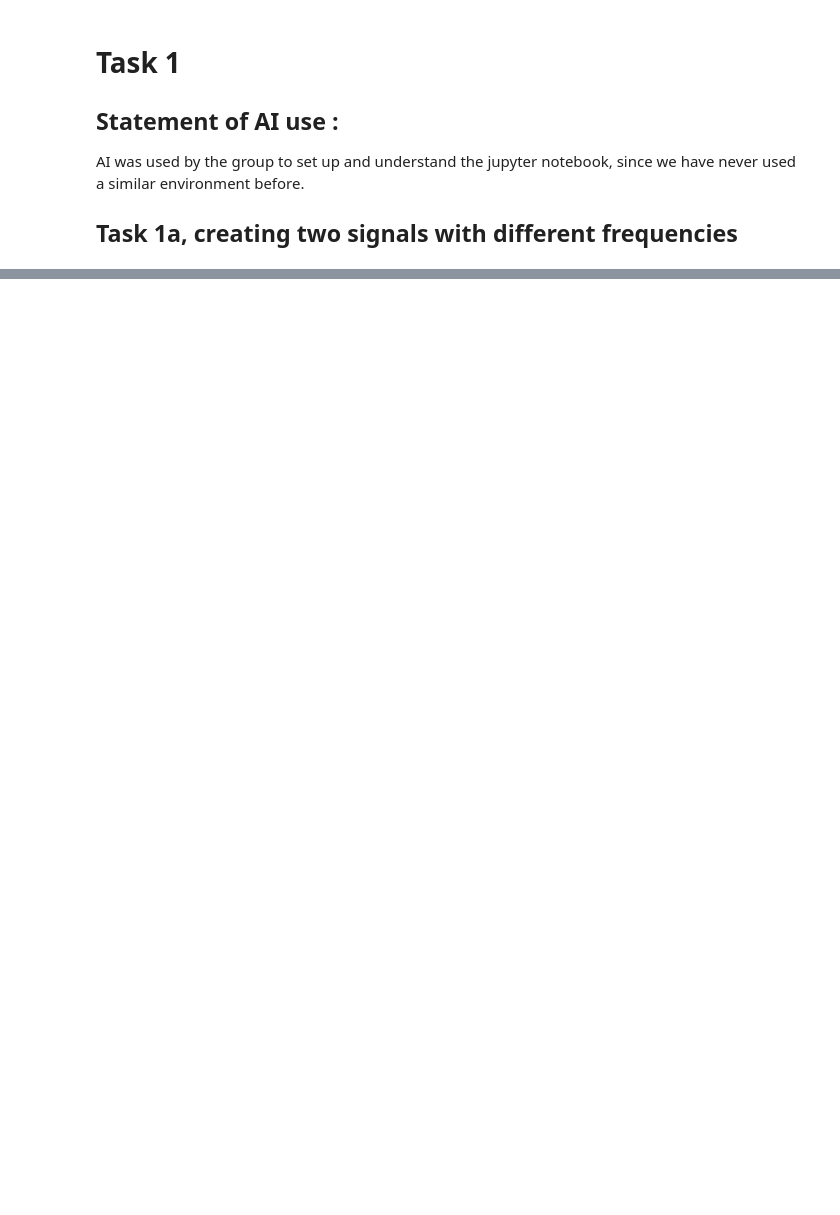
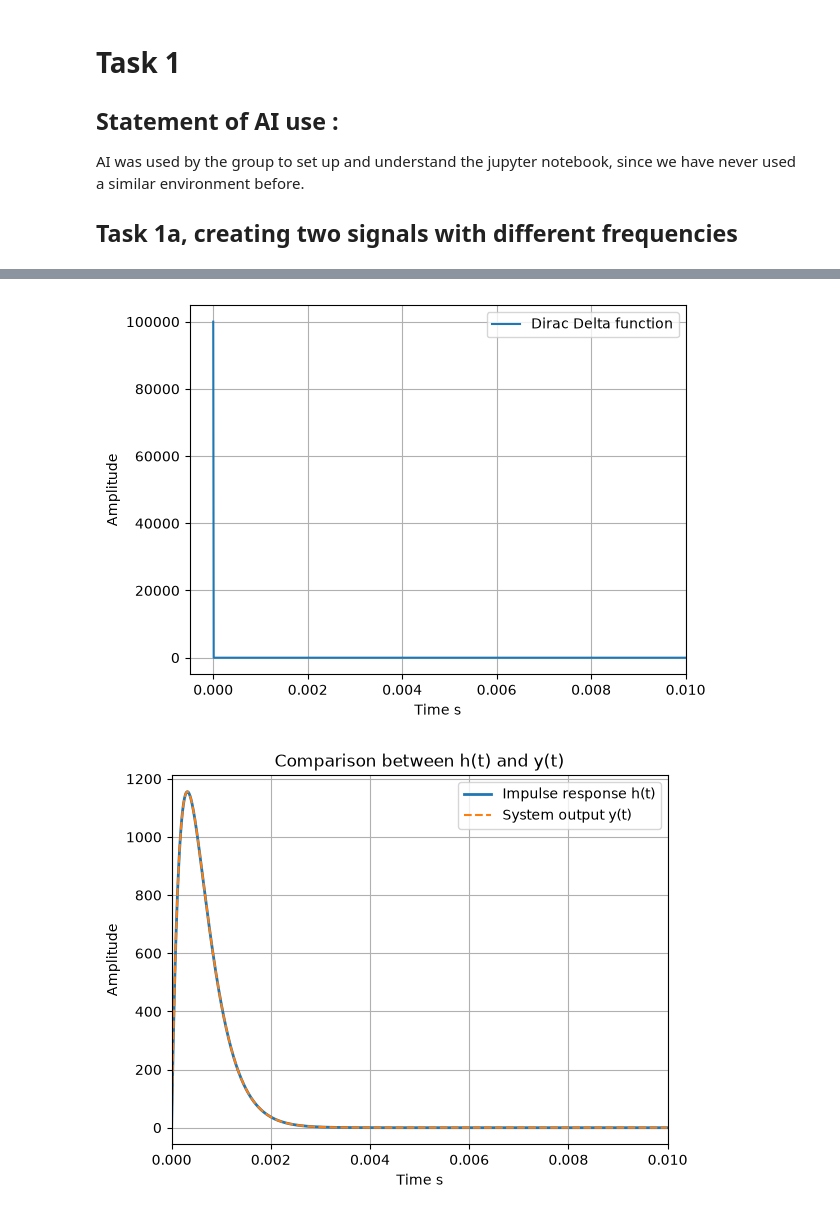
Before and after one commit to Mawi2342/LTI-system, a Jupyter notebook: assignment1.ipynb, the cells around one changed output, grey strips where cells are left out. Cells and saved outputs as stored; diff of their text form; code cells hidden in the pictures; blank space fills up the shorter version.

```diff
--- a/assignment1.ipynb
+++ b/assignment1.ipynb
@@ -47,0 +54,49 @@ sd.play(x2 ,1/dt ,blocking=True)
+# %%
+import numpy as np
+import matplotlib.pyplot as plt
+from scipy import signal
+import sounddevice as sd
+
+dt = 0.00001
+t2 = np.arange(0, 0.01, dt)
+
+def convolve(x, h):
+    y = dt*signal.convolve(x, h, method = 'direct')
+    y = y[0:x.shape[0]]
+    return y
+
+# Approximation of Dirac Delta
+d = np.zeros(t2.shape)
+d[0] = 1/dt
+
+alpha = 1000 * np.pi
+h = (alpha**2)*t2*np.exp(-alpha*t2)
+y = convolve(d, h)
+
+# Plotting Dirac Delta function d(t)
+fig, ax1 = plt.subplots()
+ax1.plot(t2, d, label='Dirac Delta function')
+
+ax1.set_xlabel('Time s')
+ax1.set_ylabel('Amplitude')
+ax1.set_xlim(-0.0005, 0.01)
+ax1.set_ylim(-5000, 105000)
+ax1.legend()
+ax1.grid()
+plt.show()
+
+# Plotting output y(t) together with impulse response h(t)
+fig2, ax2 = plt.subplots()
+ax2.plot(t2, h, label='Impulse response h(t)', linewidth=2)
+ax2.plot(t2, y, label='System output y(t)', linestyle='--')
+
+ax2.set_xlabel('Time s')
+ax2.set_ylabel('Amplitude')
+ax2.set_title('Comparison between h(t) and y(t)')
+ax2.set_xlim(0, 0.01)
+ax2.legend()
+ax2.grid(True)
+plt.show()
+# %% [output]
+[figure, added]
+[figure, added]
```
Also changed, not shown: parts of 7 cells of this notebook.
